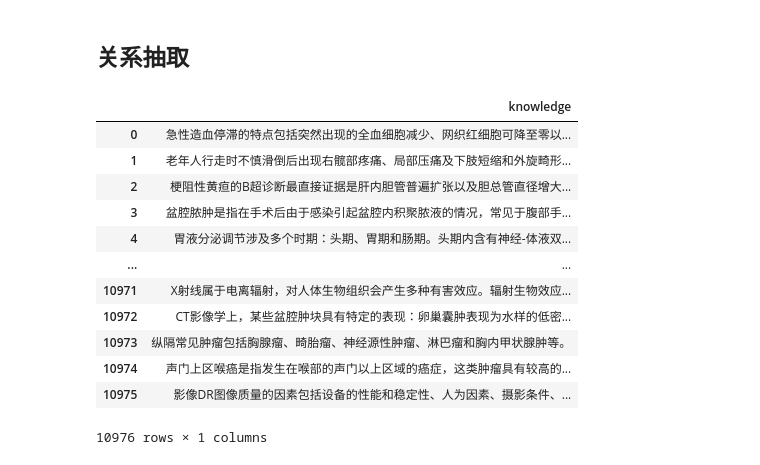
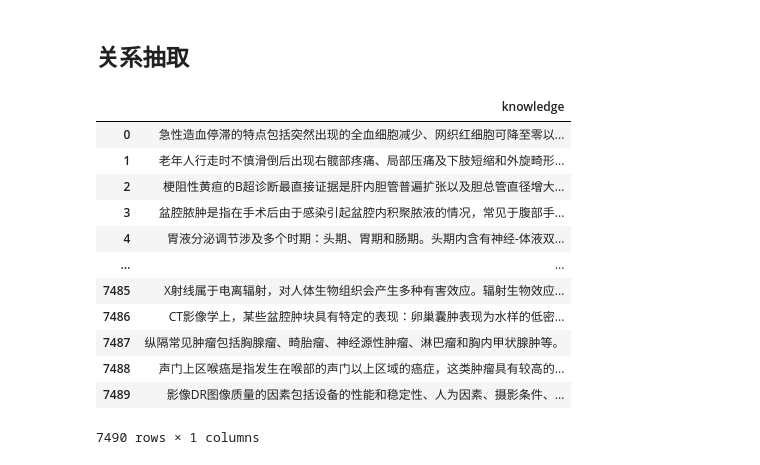
Before and after one commit to Lin-A1/MediGraphRAG, a Jupyter notebook: dataProcess/dataProcess.ipynb, the cells around one changed output. Drawn from its saved outputs; the diff is of its cells as text; code cells hidden in the pictures.

```diff
--- a/dataProcess/dataProcess.ipynb
+++ b/dataProcess/dataProcess.ipynb
@@ -95,21 +95,22 @@ for i in tqdm(content):
 ## 关系抽取
 # %%
 data = pd.read_json('../data//knowledge/knowledge.json')
+data = data.drop_duplicates(keep='last',ignore_index=True)
 data
 # %% [output]
 |  | knowledge |
 | 0 | 急性造血停滞的特点包括突然出现的全血细胞减少、网织红细胞可降至零以... |
 | 1 | 老年人行走时不慎滑倒后出现右髋部疼痛、局部压痛及下肢短缩和外旋畸形... |
 | 2 | 梗阻性黄疸的B超诊断最直接证据是肝内胆管普遍扩张以及胆总管直径增大... |
 | 3 | 盆腔脓肿是指在手术后由于感染引起盆腔内积聚脓液的情况，常见于腹部手... |
 | 4 | 胃液分泌调节涉及多个时期：头期、胃期和肠期。头期内含有神经-体液双... |
 | ... | ... |
-| 10971 | X射线属于电离辐射，对人体生物组织会产生多种有害效应。辐射生物效应... |
-| 10972 | CT影像学上，某些盆腔肿块具有特定的表现：卵巢囊肿表现为水样的低密... |
-| 10973 | 纵隔常见肿瘤包括胸腺瘤、畸胎瘤、神经源性肿瘤、淋巴瘤和胸内甲状腺肿等。 |
-| 10974 | 声门上区喉癌是指发生在喉部的声门以上区域的癌症，这类肿瘤具有较高的... |
-| 10975 | 影像DR图像质量的因素包括设备的性能和稳定性、人为因素、摄影条件、... |
+| 7485 | X射线属于电离辐射，对人体生物组织会产生多种有害效应。辐射生物效应... |
+| 7486 | CT影像学上，某些盆腔肿块具有特定的表现：卵巢囊肿表现为水样的低密... |
+| 7487 | 纵隔常见肿瘤包括胸腺瘤、畸胎瘤、神经源性肿瘤、淋巴瘤和胸内甲状腺肿等。 |
+| 7488 | 声门上区喉癌是指发生在喉部的声门以上区域的癌症，这类肿瘤具有较高的... |
+| 7489 | 影像DR图像质量的因素包括设备的性能和稳定性、人为因素、摄影条件、... |
-10976 rows × 1 columns
+7490 rows × 1 columns
 # %%
 systemContent = r"""任务：
 从给定的文本中自动抽取出实体
```
Also changed, not shown: parts of 5 cells of this notebook, 5 other files.
